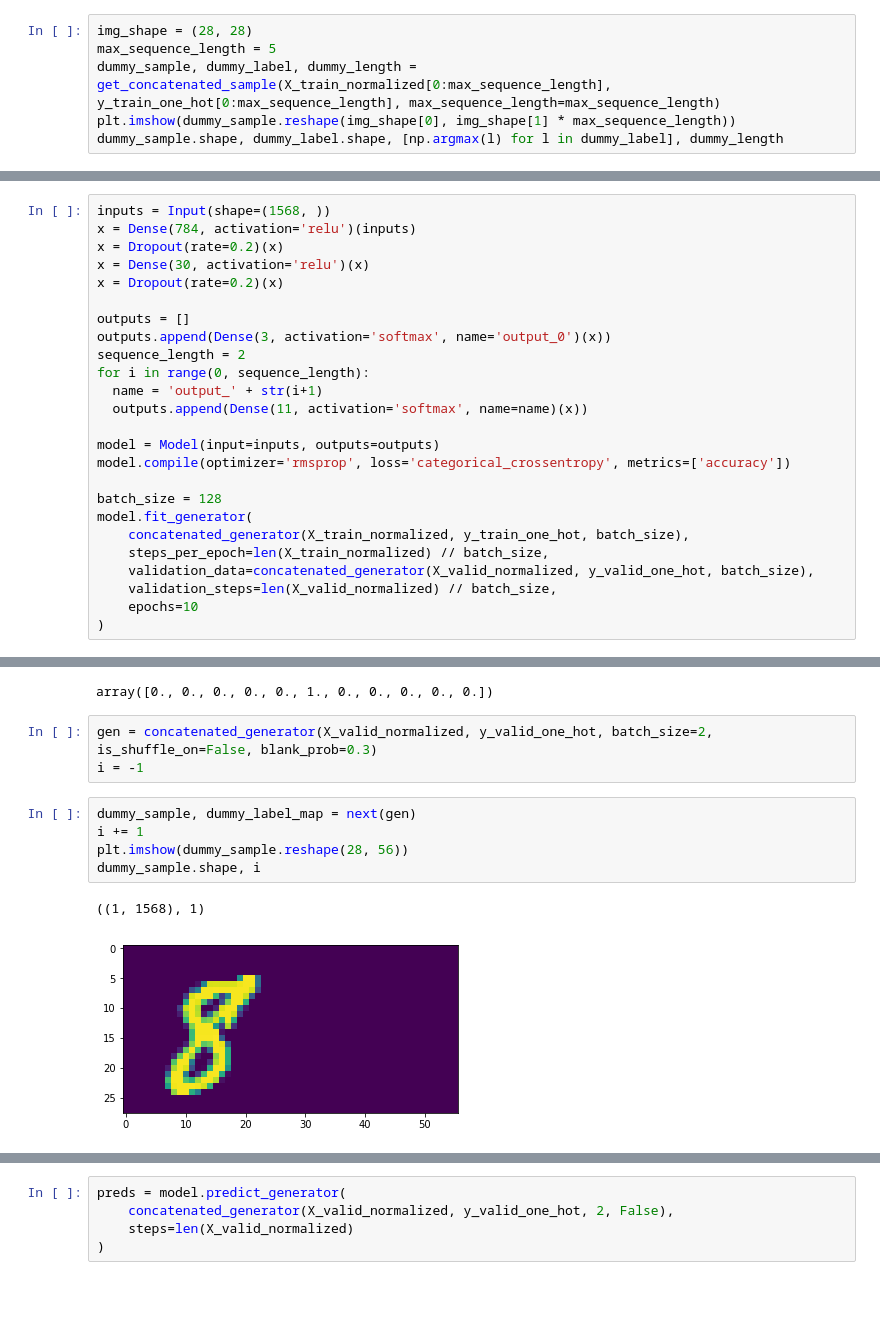
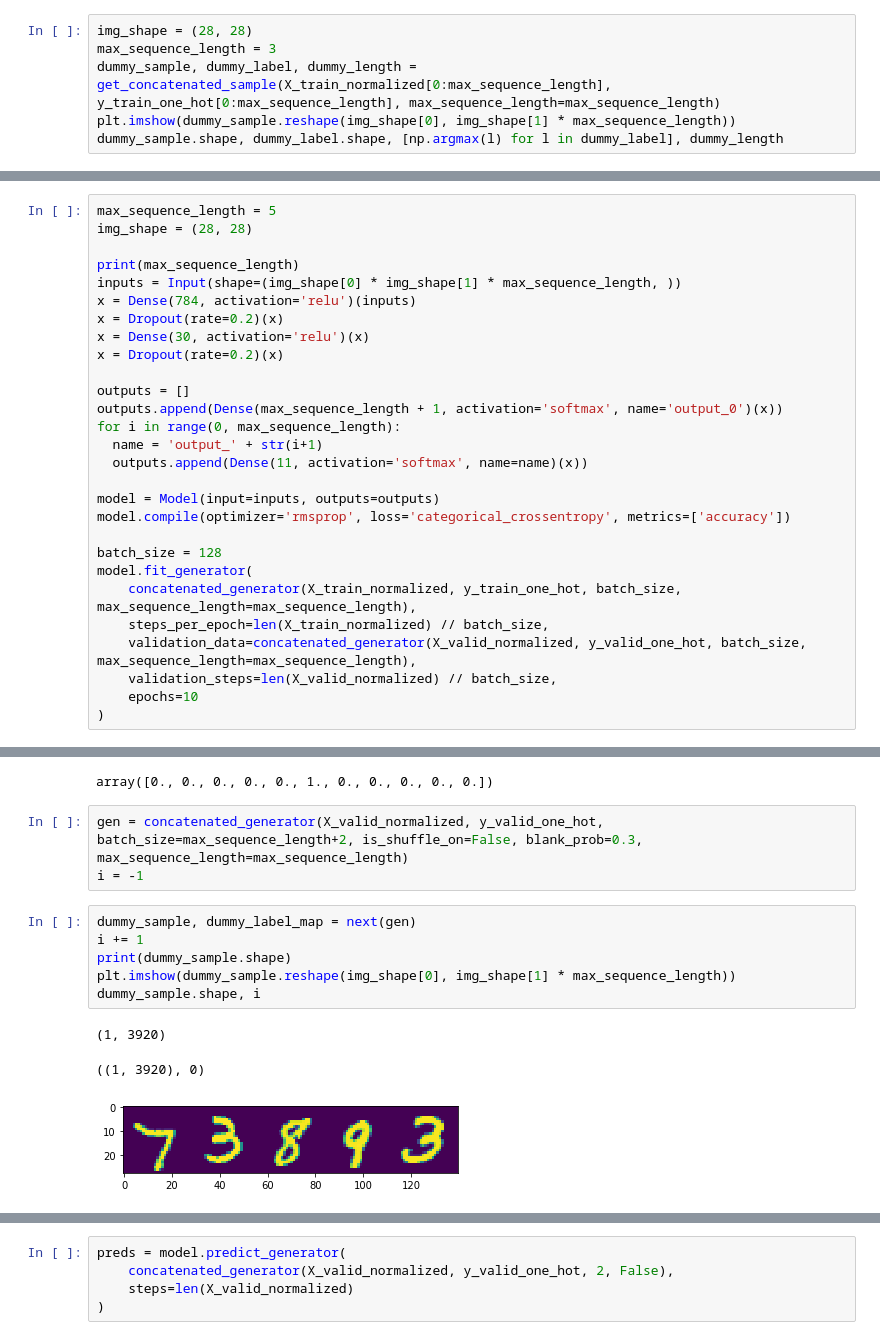
Before and after one commit to samiriff/MLND-digit-recognition, a Jupyter notebook: Copy_of_digit_recognition.ipynb, the cells around one changed output, grey strips where cells are left out. Cells and saved outputs as stored; diff of their text form; blank space fills up the shorter version.

```diff
--- a/Copy_of_digit_recognition.ipynb
+++ b/Copy_of_digit_recognition.ipynb
@@ -267,7 +267,7 @@ def get_concatenated_sample(samples, labels, blank_prob=0.1, max_sequence_length
   return np.concatenate(concatenated_sample, axis=1).reshape(num_pixels, ), np.array(concatenated_label), concatenated_length
 # %%
 img_shape = (28, 28)
-max_sequence_length = 5
+max_sequence_length = 3
 dummy_sample, dummy_label, dummy_length = get_concatenated_sample(X_train_normalized[0:max_sequence_length], y_train_one_hot[0:max_sequence_length], max_sequence_length=max_sequence_length)
 plt.imshow(dummy_sample.reshape(img_shape[0], img_shape[1] * max_sequence_length))
 dummy_sample.shape, dummy_label.shape, [np.argmax(l) for l in dummy_label], dummy_length
@@ -338,14 +338,17 @@ plt.imshow(dummy_samples[0].reshape(img_height, img_width))
 # %%
-inputs = Input(shape=(1568, ))
+max_sequence_length = 5
+img_shape = (28, 28)
+
+print(max_sequence_length)
+inputs = Input(shape=(img_shape[0] * img_shape[1] * max_sequence_length, ))
 x = Dense(784, activation='relu')(inputs)
 x = Dropout(rate=0.2)(x)
 x = Dense(30, activation='relu')(x)
 x = Dropout(rate=0.2)(x)
 
 outputs = []
-outputs.append(Dense(3, activation='softmax', name='output_0')(x))
-sequence_length = 2
-for i in range(0, sequence_length):
+outputs.append(Dense(max_sequence_length + 1, activation='softmax', name='output_0')(x))
+for i in range(0, max_sequence_length):
   name = 'output_' + str(i+1)
   outputs.append(Dense(11, activation='softmax', name=name)(x))
 
@@ -354,9 +357,9 @@ model.compile(optimizer='rmsprop', loss='categorical_crossentropy', metrics=['ac
 
 batch_size = 128
 model.fit_generator(
-    concatenated_generator(X_train_normalized, y_train_one_hot, batch_size),
+    concatenated_generator(X_train_normalized, y_train_one_hot, batch_size, max_sequence_length=max_sequence_length),
     steps_per_epoch=len(X_train_normalized) // batch_size,
-    validation_data=concatenated_generator(X_valid_normalized, y_valid_one_hot, batch_size),
+    validation_data=concatenated_generator(X_valid_normalized, y_valid_one_hot, batch_size, max_sequence_length=max_sequence_length),
     validation_steps=len(X_valid_normalized) // batch_size,
     epochs=10
 )
@@ -392,13 +402,15 @@ next(concatenated_generator(X_train_normalized, y_train_one_hot, is_shuffle_on=F
 # %% [output]
 array([0., 0., 0., 0., 0., 1., 0., 0., 0., 0., 0.])
 # %%
-gen = concatenated_generator(X_valid_normalized, y_valid_one_hot, batch_size=2, is_shuffle_on=False, blank_prob=0.3)
+gen = concatenated_generator(X_valid_normalized, y_valid_one_hot, batch_size=max_sequence_length+2, is_shuffle_on=False, blank_prob=0.3, max_sequence_length=max_sequence_length)
 i = -1
 # %%
 dummy_sample, dummy_label_map = next(gen)
 i += 1
-plt.imshow(dummy_sample.reshape(28, 56))
+print(dummy_sample.shape)
+plt.imshow(dummy_sample.reshape(img_shape[0], img_shape[1] * max_sequence_length))
 dummy_sample.shape, i
 # %% [output]
-((1, 1568), 1)
+(1, 3920)
+((1, 3920), 0)
-[figure, old version]
+[figure, new version]
```
Also changed, not shown: parts of 9 cells of this notebook.
